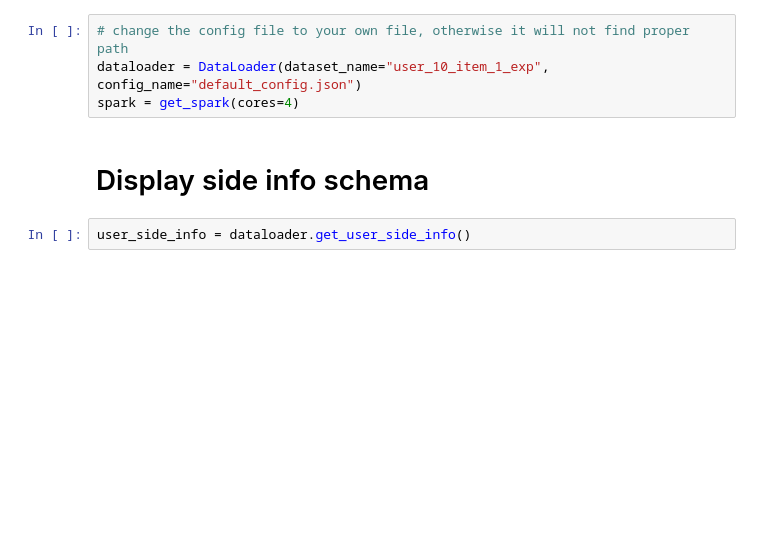
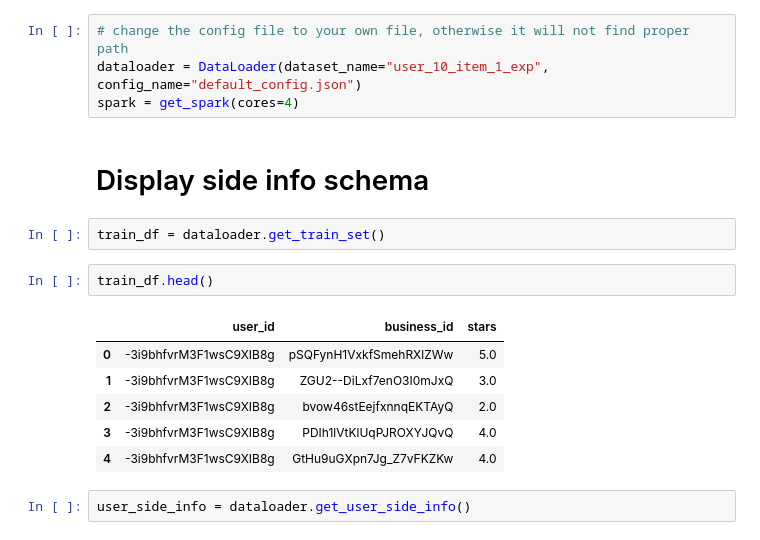
Before and after one commit to HenryNebula/Personalization_Final_Project, a Jupyter notebook: recsys_all_in_one.ipynb, the cells around one changed output. Saved outputs shown, nothing was run; the diff lists cells and outputs as text; blank space fills up the shorter version.

```diff
--- a/recsys_all_in_one.ipynb
+++ b/recsys_all_in_one.ipynb
@@ -22,6 +21,17 @@ dataloader = DataLoader(dataset_name="user_10_item_1_exp", config_name="default_
 spark = get_spark(cores=4)
 # %% [markdown]
 # Display side info schema
+# %%
+train_df = dataloader.get_train_set()
+# %%
+train_df.head()
+# %% [output]
+|  | user_id | business_id | stars |
+| 0 | -3i9bhfvrM3F1wsC9XIB8g | pSQFynH1VxkfSmehRXlZWw | 5.0 |
+| 1 | -3i9bhfvrM3F1wsC9XIB8g | ZGU2--DiLxf7enO3I0mJxQ | 3.0 |
+| 2 | -3i9bhfvrM3F1wsC9XIB8g | bvow46stEejfxnnqEKTAyQ | 2.0 |
+| 3 | -3i9bhfvrM3F1wsC9XIB8g | PDIh1lVtKlUqPJROXYJQvQ | 4.0 |
+| 4 | -3i9bhfvrM3F1wsC9XIB8g | GtHu9uGXpn7Jg_Z7vFKZKw | 4.0 |
 # %%
 user_side_info = dataloader.get_user_side_info()
 # %%
```
Also changed, not shown: parts of 7 cells of this notebook.
